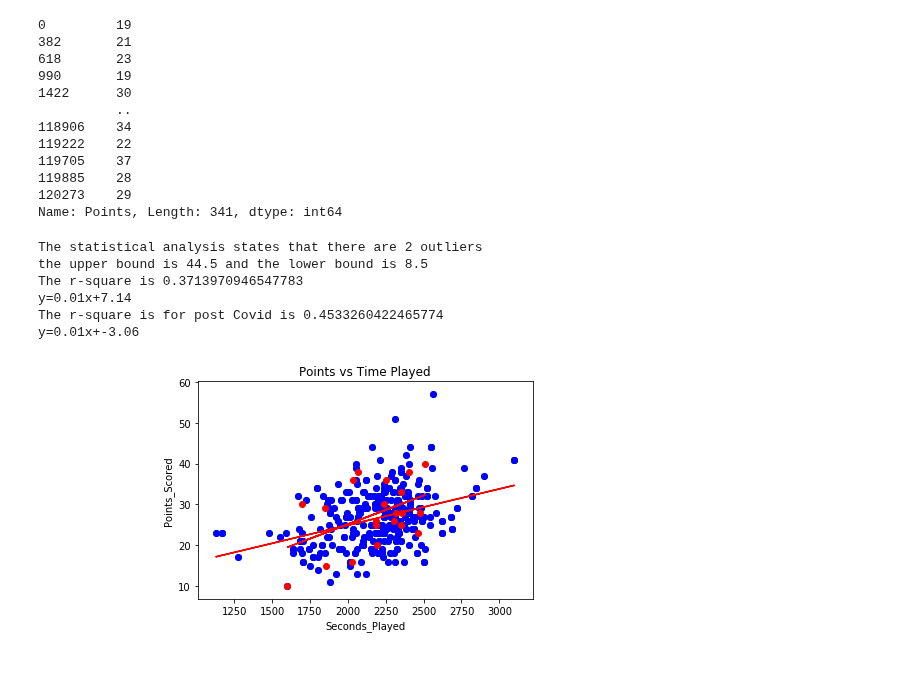
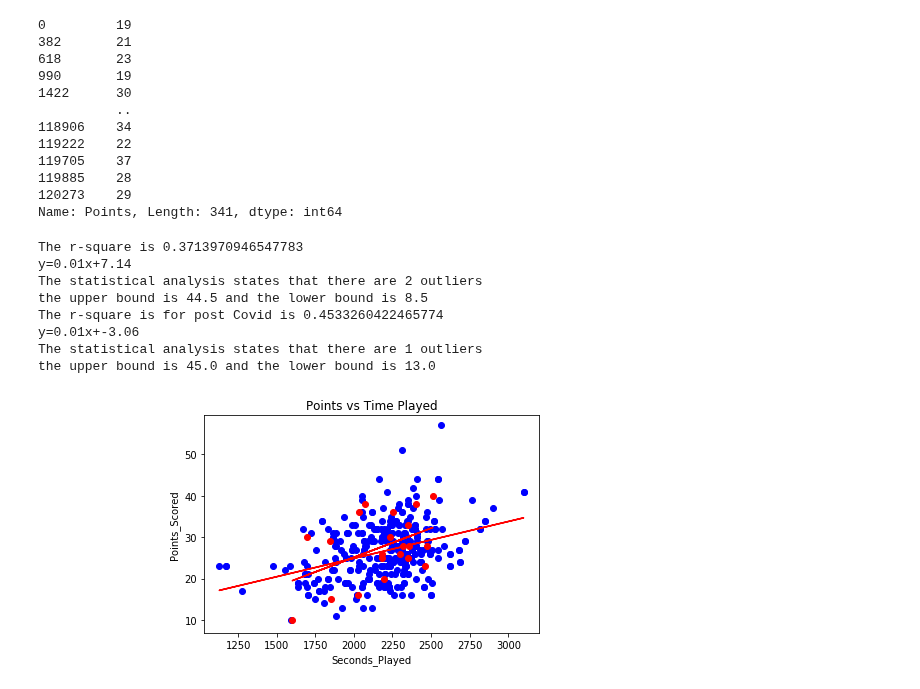
Before and after one commit to tylerspck/Bubble_ball, a Jupyter notebook: Linear_Regression.ipynb, the cells around one changed output. Saved outputs shown, nothing was run; the diff lists cells and outputs as text; code cells hidden in the pictures.

```diff
--- a/Linear_Regression.ipynb
+++ b/Linear_Regression.ipynb
@@ -283,18 +283,21 @@ def linearregress2(x,y,a,b):
     plt.annotate(line_eq,(a,b),fontsize=15, color='green')
     plt.grid()
 # %%
-plt.scatter(X,y)
-stats(filter_df['Points'], filter_df)
+
 plt.xlabel('Seconds_Played')
 plt.ylabel('Points_Scored')
 plt.title('Points vs Time Played')
 linearregress(X, y, 1, 1)
+stats(filter_df['Points'], filter_df)
 linearregress2(X_covid, y_covid, 25, 25)
+stats(covid_filter['Points'], covid_filter)
 # %% [output]
+The r-square is 0.3713970946547783
+y=0.01x+7.14
 The statistical analysis states that there are 2 outliers
 the upper bound is 44.5 and the lower bound is 8.5
-The r-square is 0.3713970946547783
-y=0.01x+7.14
 The r-square is for post Covid is 0.4533260422465774
 y=0.01x+-3.06
+The statistical analysis states that there are 1 outliers
+the upper bound is 45.0 and the lower bound is 13.0
-[figure, old version]
+[figure, new version]
```
